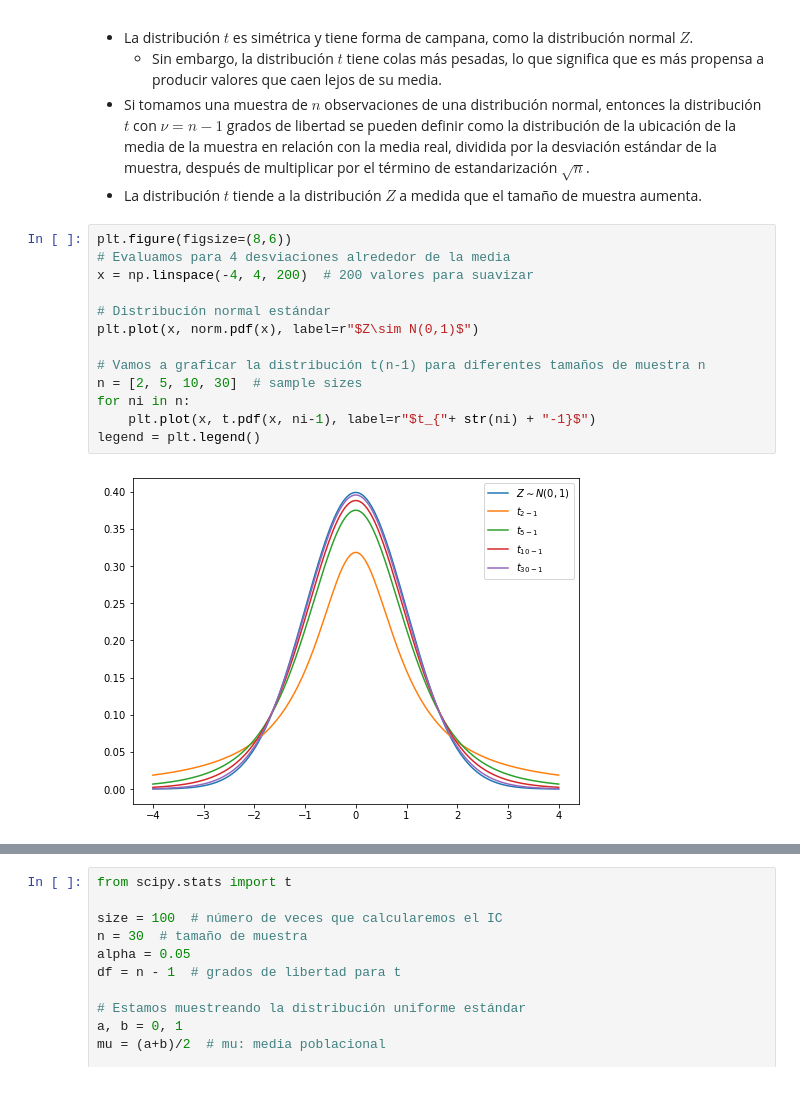
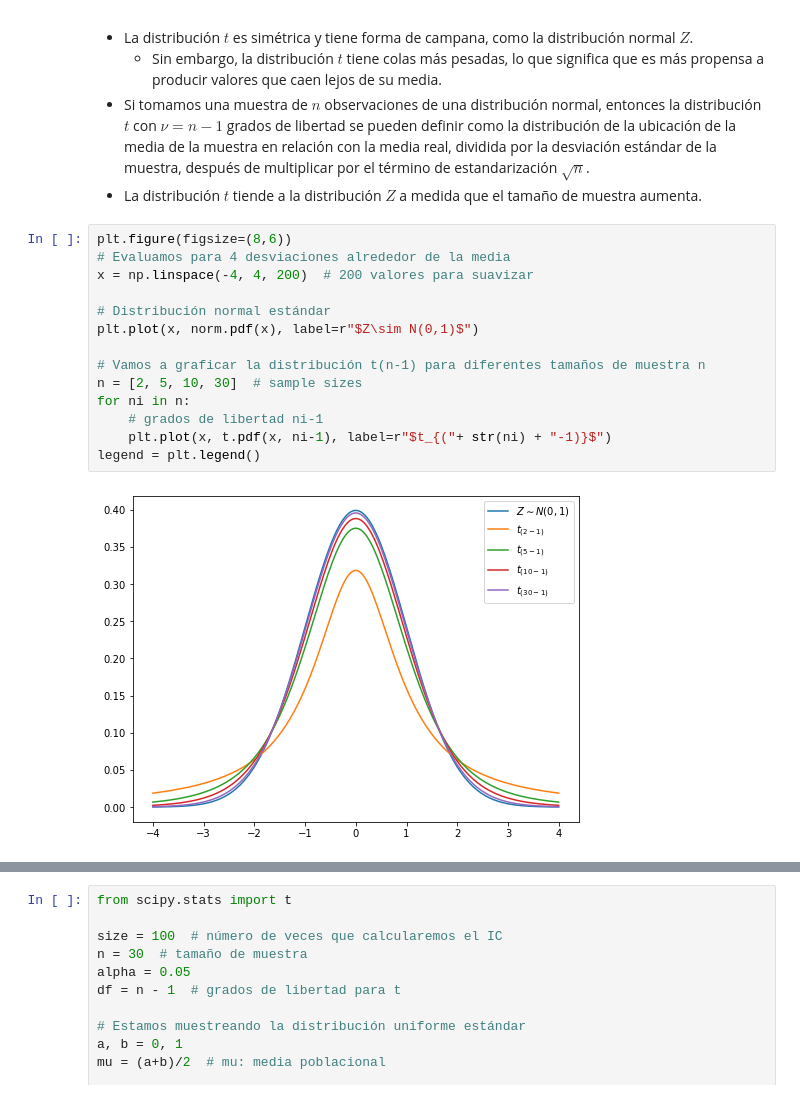
Before and after one commit to marsgr6/EN-online, a Jupyter notebook: statistical_inference.ipynb, the cells around one changed output, grey strips where cells are left out. Cells and saved outputs as stored; diff of their text form.

```diff
--- a/statistical_inference.ipynb
+++ b/statistical_inference.ipynb
@@ -801,18 +801,19 @@ ${\sqrt {n}}$.
 # %%
 plt.figure(figsize=(8,6))
 # Evaluamos para 4 desviaciones alrededor de la media
 x = np.linspace(-4, 4, 200)  # 200 valores para suavizar
 
 # Distribución normal estándar
 plt.plot(x, norm.pdf(x), label=r"$Z\sim N(0,1)$")
 
 # Vamos a graficar la distribución t(n-1) para diferentes tamaños de muestra n
 n = [2, 5, 10, 30]  # sample sizes
 for ni in n:
-    plt.plot(x, t.pdf(x, ni-1), label=r"$t_{"+ str(ni) + "-1}$")
+    # grados de libertad ni-1
+    plt.plot(x, t.pdf(x, ni-1), label=r"$t_{("+ str(ni) + "-1)}$")
 legend = plt.legend()
 # %% [output]
-[figure, old version]
+[figure, new version]
 # %% [markdown]
 ### Simulación de intervalos de confianza
 
```
Also changed, not shown: parts of 10 cells of this notebook.
